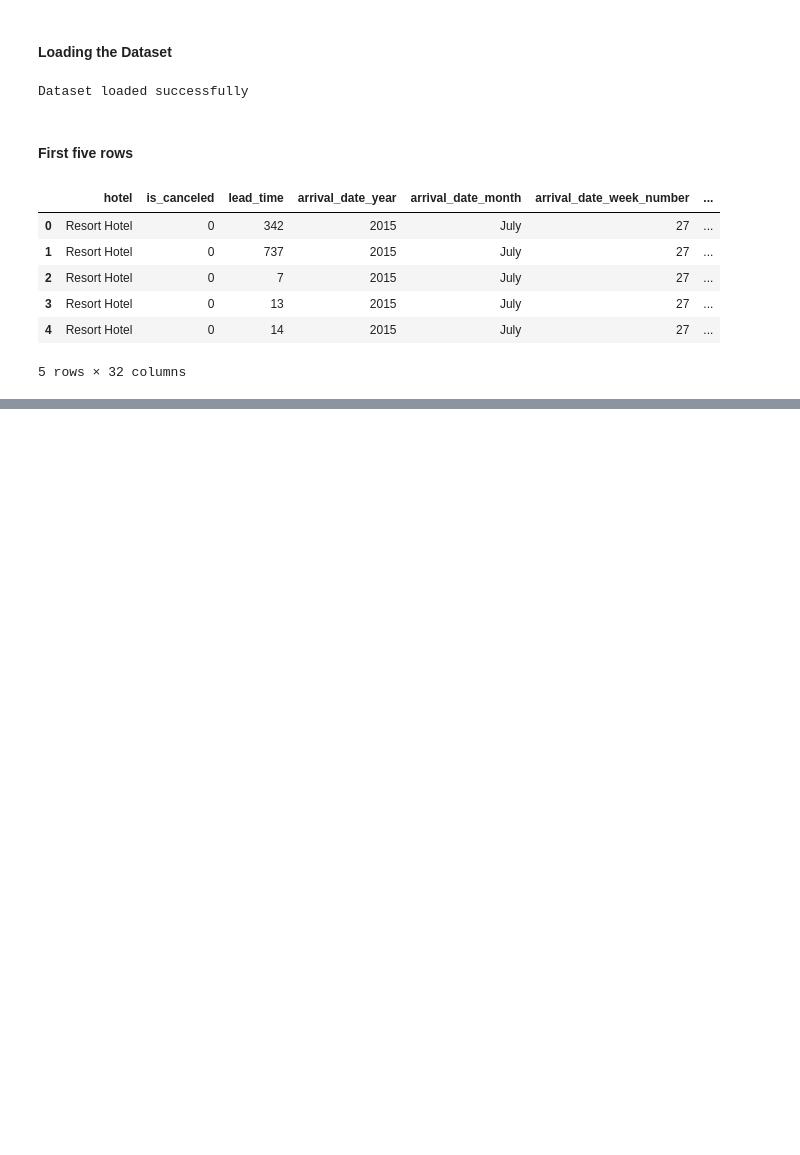
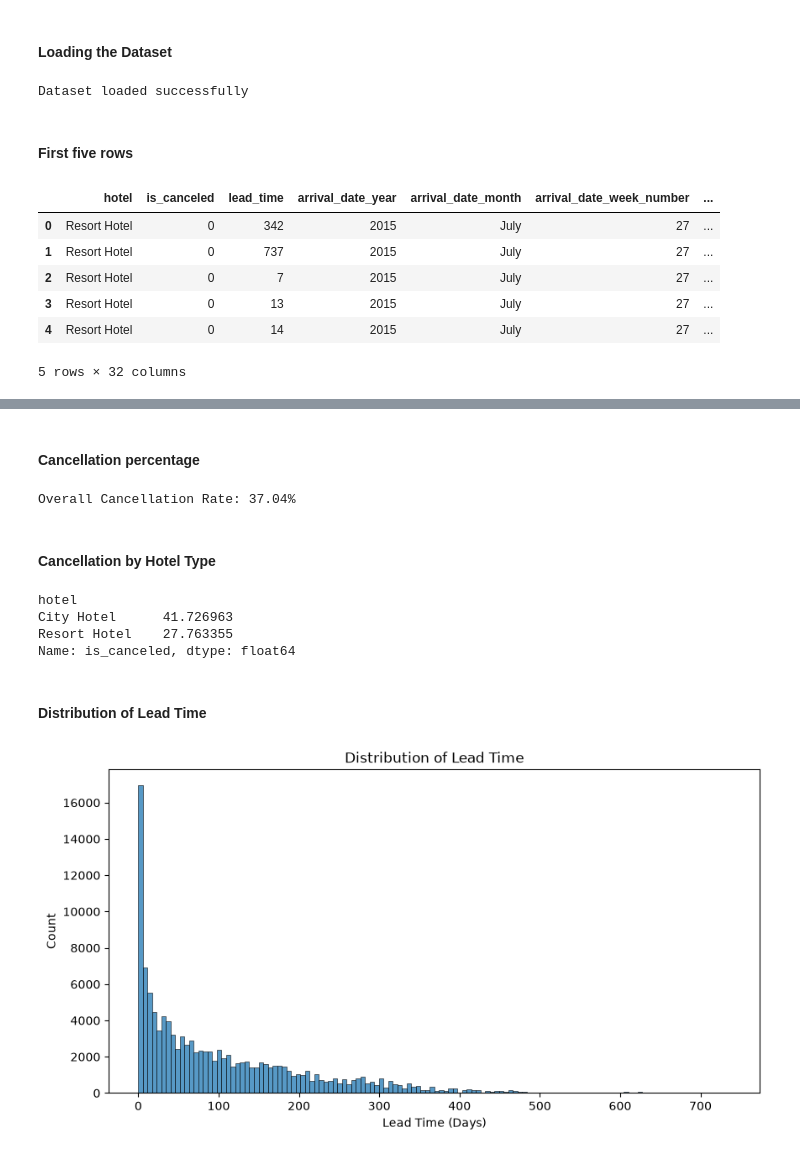
Before and after one commit to Madhumathi-2009/PDS_WeeklyTask, a Jupyter notebook: Hotel_Booking.ipynb, the cells around one changed output, grey strips where cells are left out. Drawn from its saved outputs; the diff is of its cells as text; code cells hidden in the pictures; blank space fills up the shorter version.

```diff
--- a/Hotel_Booking.ipynb
+++ b/Hotel_Booking.ipynb
@@ -34,0 +148,2 @@ df.head()
+# %%
+df['agent'] = df['agent'].fillna(0)
@@ -34,0 +152,2 @@ df.head()
+# %%
+df['company'] = df['company'].fillna(0)
@@ -34,0 +198,2 @@ df.head()
+# %%
+df['total_stay'] = df['stays_in_weekend_nights'] + df['stays_in_week_nights']
@@ -34,0 +202,2 @@ df.head()
+# %%
+df['total_guests'] = df['adults'] + df['children'] + df['babies']
@@ -34,0 +215,26 @@ df.head()
+# %% [markdown]
+#### Cancellation percentage
+# %%
+cancellation_rate = df['is_canceled'].mean() * 100
+print(f"Overall Cancellation Rate: {cancellation_rate:.2f}%")
+# %% [output]
+Overall Cancellation Rate: 37.04%
+# %% [markdown]
+#### Cancellation by Hotel Type
+# %%
+df.groupby('hotel')['is_canceled'].mean() * 100
+# %% [output]
+hotel
+City Hotel      41.726963
+Resort Hotel    27.763355
+Name: is_canceled, dtype: float64
+# %% [markdown]
+#### Distribution of Lead Time
+# %%
+plt.figure(figsize=(10,5))
+sns.histplot(df['lead_time'])
+plt.title('Distribution of Lead Time')
+plt.xlabel('Lead Time (Days)')
+plt.show()
+# %% [output]
+[figure, added]
```
Also changed, not shown: parts of 50 cells of this notebook.
